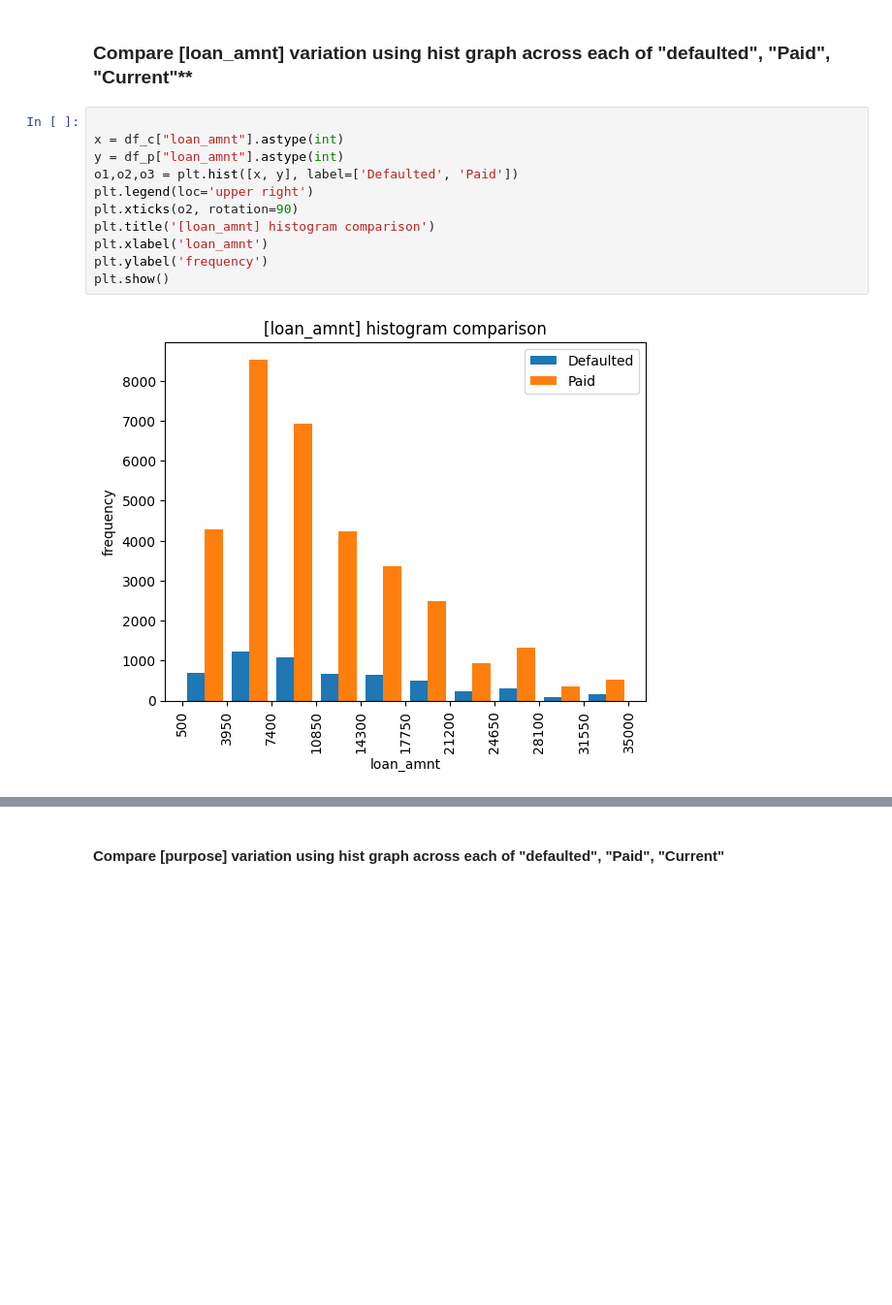
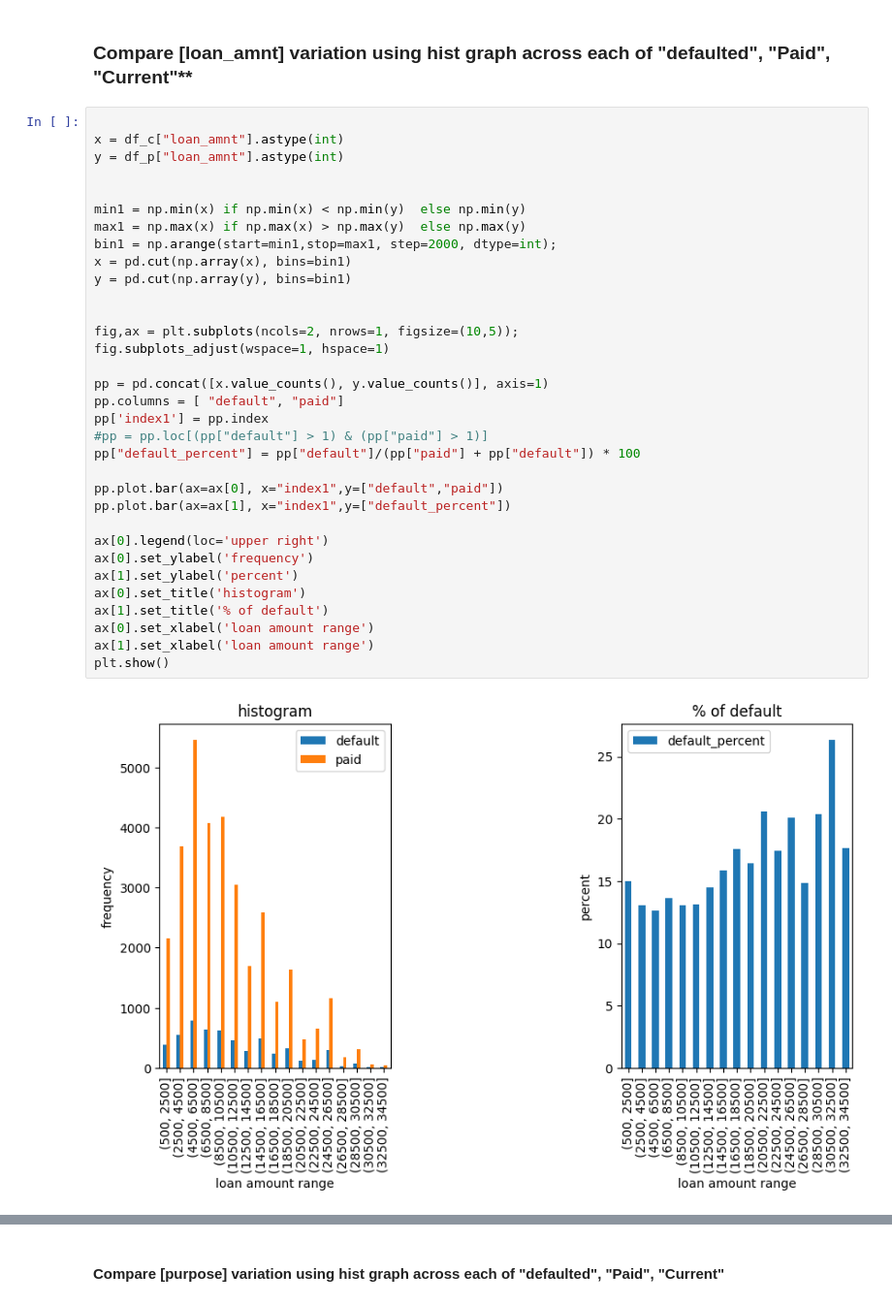
Before and after one commit to santoshmahto7/LendingClubCase, a Jupyter notebook: loan_santosh_1.ipynb, the cells around one changed output, grey strips where cells are left out. Shown at 97% size. Drawn from its saved outputs; the diff is of its cells as text; blank space fills up the shorter version.

```diff
--- a/loan_santosh_1.ipynb
+++ b/loan_santosh_1.ipynb
@@ -236,13 +367,35 @@ plt.show()
 # %%
 
 x = df_c["loan_amnt"].astype(int)
 y = df_p["loan_amnt"].astype(int)
-o1,o2,o3 = plt.hist([x, y], label=['Defaulted', 'Paid'])
-plt.legend(loc='upper right')
-plt.xticks(o2, rotation=90)
-plt.title('[loan_amnt] histogram comparison')
-plt.xlabel('loan_amnt')
-plt.ylabel('frequency')
+
+
+min1 = np.min(x) if np.min(x) < np.min(y)  else np.min(y)
+max1 = np.max(x) if np.max(x) > np.max(y)  else np.max(y)
+bin1 = np.arange(start=min1,stop=max1, step=2000, dtype=int);
+x = pd.cut(np.array(x), bins=bin1)
+y = pd.cut(np.array(y), bins=bin1)
+
+
+fig,ax = plt.subplots(ncols=2, nrows=1, figsize=(10,5));
+fig.subplots_adjust(wspace=1, hspace=1)
+
+pp = pd.concat([x.value_counts(), y.value_counts()], axis=1)
+pp.columns = [ "default", "paid"]
+pp['index1'] = pp.index
+#pp = pp.loc[(pp["default"] > 1) & (pp["paid"] > 1)]
+pp["default_percent"] = pp["default"]/(pp["paid"] + pp["default"]) * 100
+
+pp.plot.bar(ax=ax[0], x="index1",y=["default","paid"])
+pp.plot.bar(ax=ax[1], x="index1",y=["default_percent"])
+
+ax[0].legend(loc='upper right')
+ax[0].set_ylabel('frequency')
+ax[1].set_ylabel('percent')
+ax[0].set_title('histogram')
+ax[1].set_title('% of default')
+ax[0].set_xlabel('loan amount range')
+ax[1].set_xlabel('loan amount range')
 plt.show()
 # %% [output]
-[figure, old version]
+[figure, new version]
```
Also changed, not shown: parts of 72 cells of this notebook.
